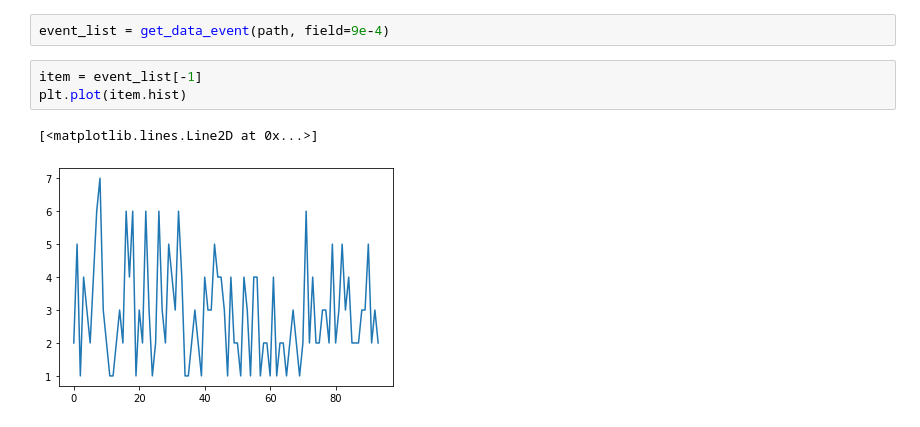
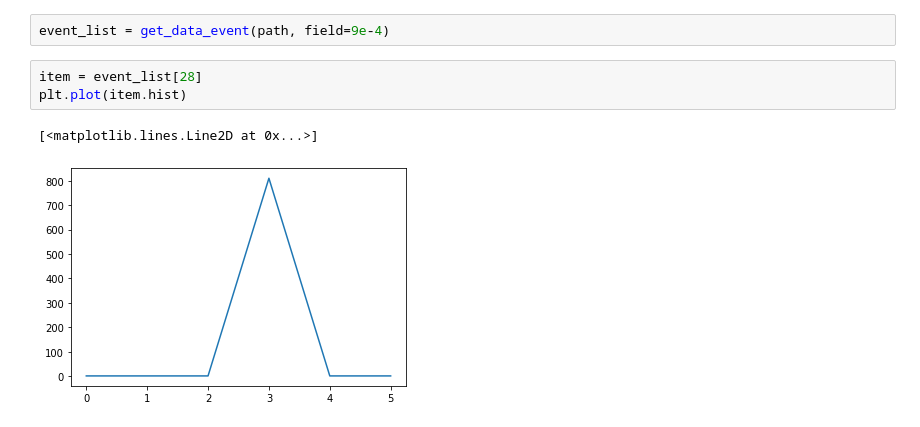
Before and after one commit to Zelenyy/phd-code, a Jupyter notebook: notebooks/21.RREA_1.ipynb, the cells around one changed output. Cells and saved outputs as stored; diff of their text form.

```diff
--- a/notebooks/21.RREA_1.ipynb
+++ b/notebooks/21.RREA_1.ipynb
@@ -120,8 +120,8 @@ def get_data_event(path, field = 0.0, height = 0.0):
 # %%
 event_list = get_data_event(path, field=9e-4)
 # %%
-item = event_list[-1]
+item = event_list[28]
 plt.plot(item.hist)
 # %% [output]
 [<matplotlib.lines.Line2D at 0x...>]
-[figure, old version]
+[figure, new version]
```
Also changed, not shown: parts of 7 cells of this notebook, 5 other files.
